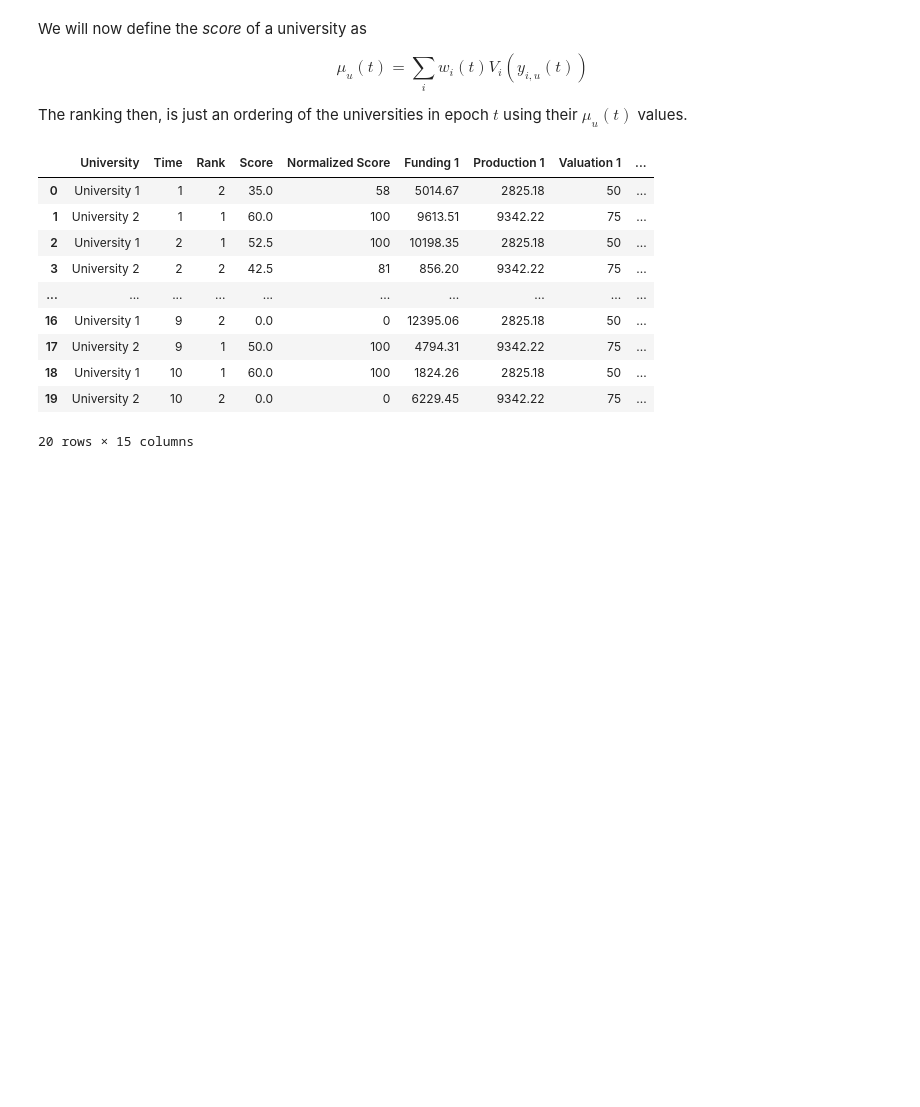
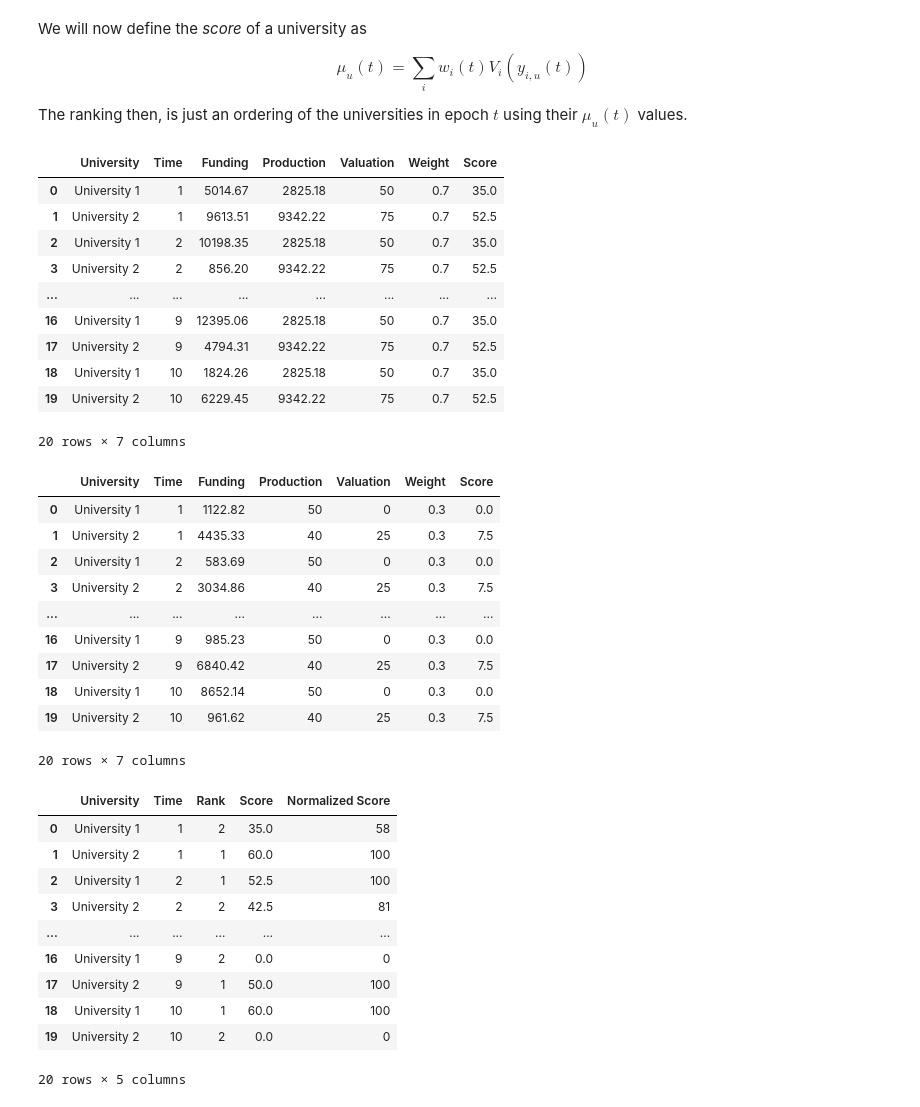
Before and after one commit to DavidBalash/agent_based_models, a Jupyter notebook: ranking_notebook.ipynb, the cells around one changed output. Drawn from its saved outputs; the diff is of its cells as text; code cells hidden in the pictures; blank space fills up the shorter version.

```diff
--- a/ranking_notebook.ipynb
+++ b/ranking_notebook.ipynb
@@ -159,25 +159,50 @@ $t$ using their $\mu_u(t)$ values.
 # %%
 # Create a new model
 model = RankingModel(U, attributes, random_seed=13579)
 
 # Run the model
 model.run(T)
 
+# Display the attribute values
+display_attributes(model, all_rows=False)
+
 # Display the scores and ranking
 display_ranking(model, all_rows=False)
 
 # Plot the university score over time
 line_plot(find_values_by_agent(model, 'score'), 'time', 'score', 'Scores over time')
 # %% [output]
-|  | University | Time | Rank | Score | Normalized Score | Funding 1 | Production 1 | Valuation 1 | ... |
-| 0 | University 1 | 1 | 2 | 35.0 | 58 | 5014.67 | 2825.18 | 50 | ... |
-| 1 | University 2 | 1 | 1 | 60.0 | 100 | 9613.51 | 9342.22 | 75 | ... |
-| 2 | University 1 | 2 | 1 | 52.5 | 100 | 10198.35 | 2825.18 | 50 | ... |
-| 3 | University 2 | 2 | 2 | 42.5 | 81 | 856.20 | 9342.22 | 75 | ... |
-| ... | ... | ... | ... | ... | ... | ... | ... | ... | ... |
-| 16 | University 1 | 9 | 2 | 0.0 | 0 | 12395.06 | 2825.18 | 50 | ... |
-| 17 | University 2 | 9 | 1 | 50.0 | 100 | 4794.31 | 9342.22 | 75 | ... |
-| 18 | University 1 | 10 | 1 | 60.0 | 100 | 1824.26 | 2825.18 | 50 | ... |
-| 19 | University 2 | 10 | 2 | 0.0 | 0 | 6229.45 | 9342.22 | 75 | ... |
+|  | University | Time | Funding | Production | Valuation | Weight | Score |
+| 0 | University 1 | 1 | 5014.67 | 2825.18 | 50 | 0.7 | 35.0 |
+| 1 | University 2 | 1 | 9613.51 | 9342.22 | 75 | 0.7 | 52.5 |
+| 2 | University 1 | 2 | 10198.35 | 2825.18 | 50 | 0.7 | 35.0 |
+| 3 | University 2 | 2 | 856.20 | 9342.22 | 75 | 0.7 | 52.5 |
+| ... | ... | ... | ... | ... | ... | ... | ... |
+| 16 | University 1 | 9 | 12395.06 | 2825.18 | 50 | 0.7 | 35.0 |
+| 17 | University 2 | 9 | 4794.31 | 9342.22 | 75 | 0.7 | 52.5 |
+| 18 | University 1 | 10 | 1824.26 | 2825.18 | 50 | 0.7 | 35.0 |
+| 19 | University 2 | 10 | 6229.45 | 9342.22 | 75 | 0.7 | 52.5 |
-20 rows × 15 columns
+20 rows × 7 columns
+|  | University | Time | Funding | Production | Valuation | Weight | Score |
+| 0 | University 1 | 1 | 1122.82 | 50 | 0 | 0.3 | 0.0 |
+| 1 | University 2 | 1 | 4435.33 | 40 | 25 | 0.3 | 7.5 |
+| 2 | University 1 | 2 | 583.69 | 50 | 0 | 0.3 | 0.0 |
+| 3 | University 2 | 2 | 3034.86 | 40 | 25 | 0.3 | 7.5 |
+| ... | ... | ... | ... | ... | ... | ... | ... |
+| 16 | University 1 | 9 | 985.23 | 50 | 0 | 0.3 | 0.0 |
+| 17 | University 2 | 9 | 6840.42 | 40 | 25 | 0.3 | 7.5 |
+| 18 | University 1 | 10 | 8652.14 | 50 | 0 | 0.3 | 0.0 |
+| 19 | University 2 | 10 | 961.62 | 40 | 25 | 0.3 | 7.5 |
+20 rows × 7 columns
+|  | University | Time | Rank | Score | Normalized Score |
+| 0 | University 1 | 1 | 2 | 35.0 | 58 |
+| 1 | University 2 | 1 | 1 | 60.0 | 100 |
+| 2 | University 1 | 2 | 1 | 52.5 | 100 |
+| 3 | University 2 | 2 | 2 | 42.5 | 81 |
+| ... | ... | ... | ... | ... | ... |
+| 16 | University 1 | 9 | 2 | 0.0 | 0 |
+| 17 | University 2 | 9 | 1 | 50.0 | 100 |
+| 18 | University 1 | 10 | 1 | 60.0 | 100 |
+| 19 | University 2 | 10 | 2 | 0.0 | 0 |
+20 rows × 5 columns
 [figure]
```
Also changed, not shown: 4 other files.
